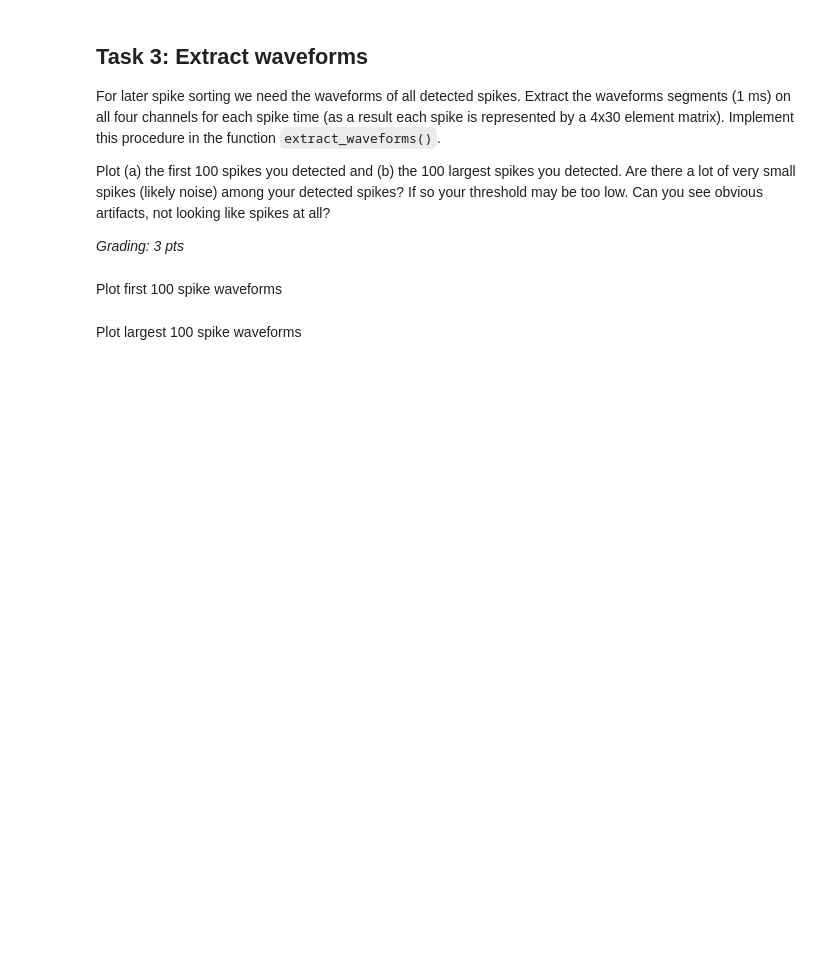
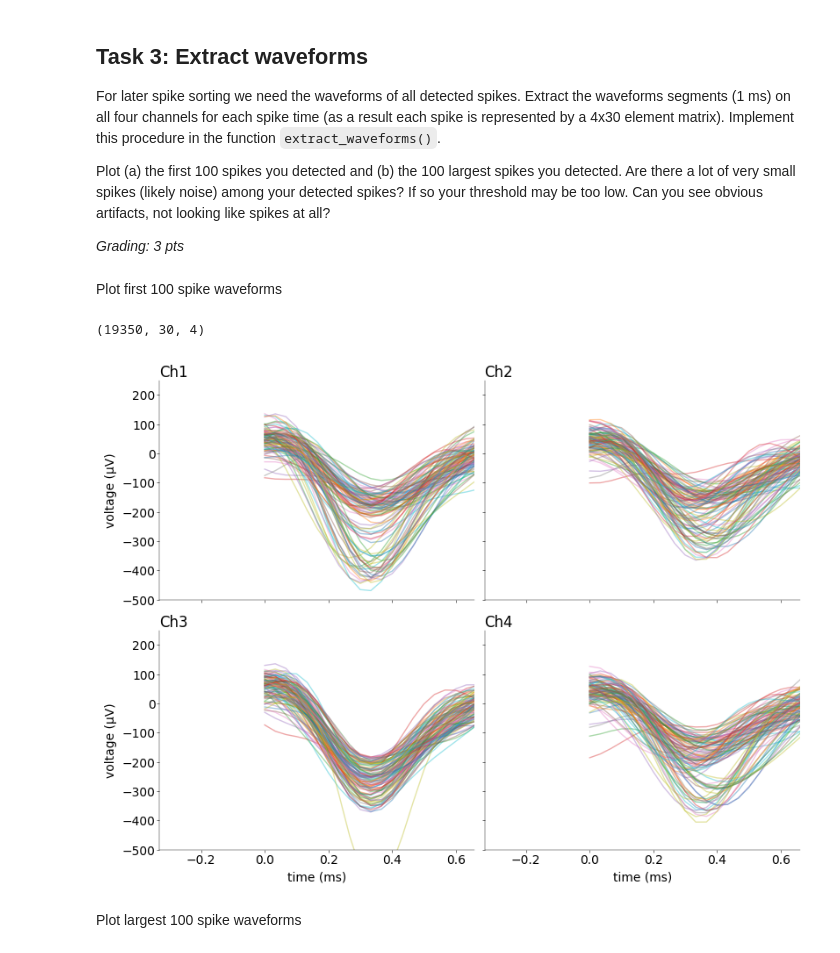
Before and after one commit to moistsoy/Neural-Data-Science, a Jupyter notebook: Lab1/notebooks/CodingLab1.ipynb, the cells around one changed output. Cells and saved outputs as stored; diff of their text form; code cells hidden in the pictures; blank space fills up the shorter version.

Commit message:
Task 3:Waveform Extraction

```diff
--- a/Lab1/notebooks/CodingLab1.ipynb
+++ b/Lab1/notebooks/CodingLab1.ipynb
@@ -369,39 +369,74 @@ def extract_waveforms(x: np.ndarray, s: np.ndarray) -> np.ndarray:
     # extract spike waveforms (1 pt)
     # -------------------------------
 
-    pass
+    pre = 10
+    post = 20
+    window_len = pre + post
+
+    valid_spikes = [
+        spike for spike in s if spike - pre >= 0 and spike + post <= x.shape[0]
+    ]
+
+    w = np.zeros((len(valid_spikes), window_len, x.shape[1]))
+
+    for i, spike in enumerate(valid_spikes):
+        w[i] = x[spike - pre : spike + post, :]
+
+    return w
 # %% [markdown]
 Plot first 100 spike waveforms
+# %%
+s, t_ms, thresholdd = detect_spikes(y["Ch3"].to_numpy(), fs=fs, N=5, lockout=1.0)
+
+# extract waveforms from ALL channels
+w = extract_waveforms(y.to_numpy(), s)
+
+print(w.shape)
+# %% [output]
+(19350, 30, 4)
 # %%
 # ---------------------------------------------------------------------
 # plot first and largest 100 spikes and answer the questions (1+1 pts)
 # ---------------------------------------------------------------------
 
 # first 100 spikes
 
 mosaic = [
     ["Ch1", "Ch2"],
     ["Ch3", "Ch4"],
 ]
 fig, ax = plt.subplot_mosaic(
     mosaic=mosaic, figsize=(8, 6), layout="constrained", dpi=100
 )
 
-# cols = ["Ch1", "Ch2", "Ch3", "Ch4"]
+
+# time axis in ms
+tt = np.arange(w.shape[1]) / fs * 1000  # 30 samples → ms
+
 for i, col in enumerate(cols):
+
+    # plot first 100 spikes for this channel
+    for k in range(min(100, w.shape[0])):
+        ax[col].plot(tt, w[k, :, i], alpha=0.4)
 
     # labeling etc
     ax[col].set_ylim((-500, 250))
     ax[col].set_xlim((-0.33, 0.66))
     ax[col].set_title(col, loc="left")
-    if col == "Ch3" or col == "Ch4":
+
+    if col in ["Ch3", "Ch4"]:
         ax[col].set_xlabel("time (ms)")
     else:
         ax[col].set_xticklabels([])
-    if col == "Ch1" or col == "Ch3":
+
+    if col in ["Ch1", "Ch3"]:
         ax[col].set_ylabel("voltage (μV)")
     else:
         ax[col].set_yticklabels([])
+
+plt.show()
+# %% [output]
+[figure, added]
 # %% [markdown]
 Plot largest 100 spike waveforms
 # %%
```
Also changed, not shown: parts of 3 cells of this notebook.
